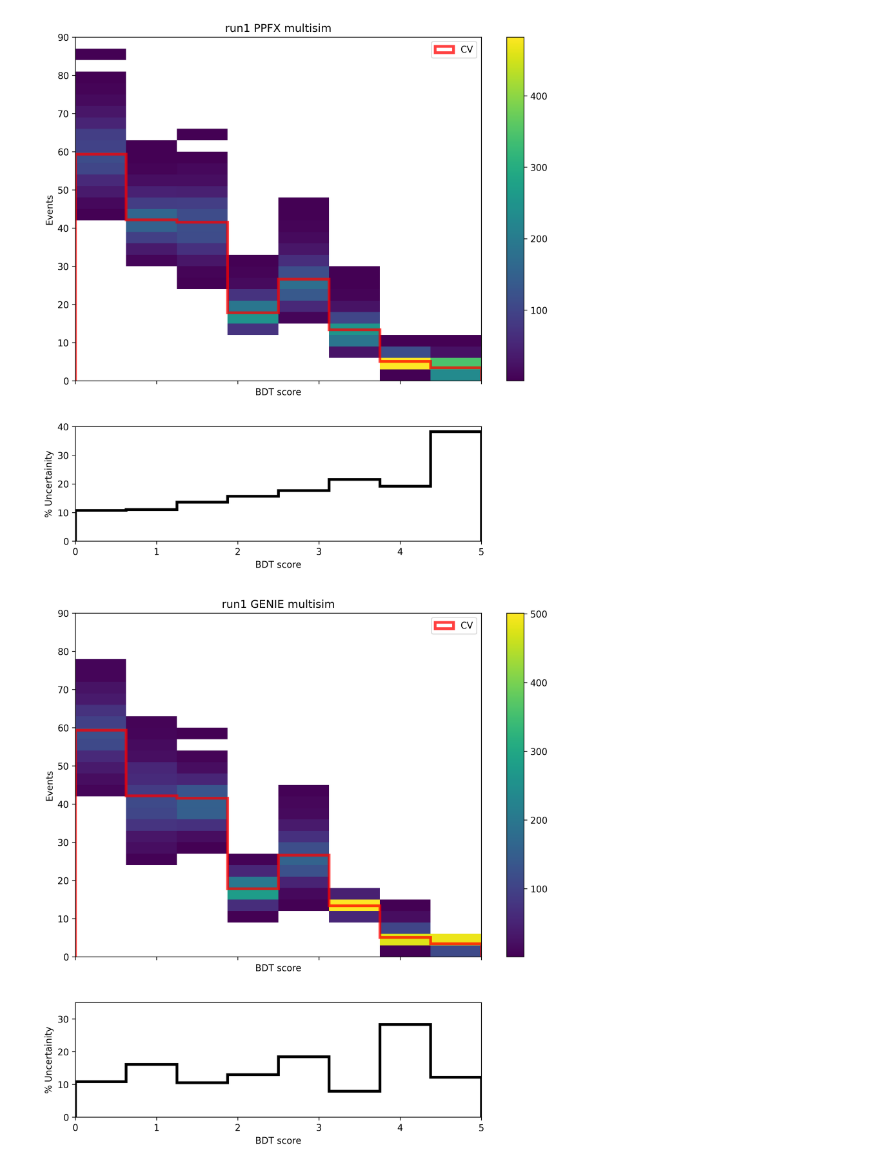
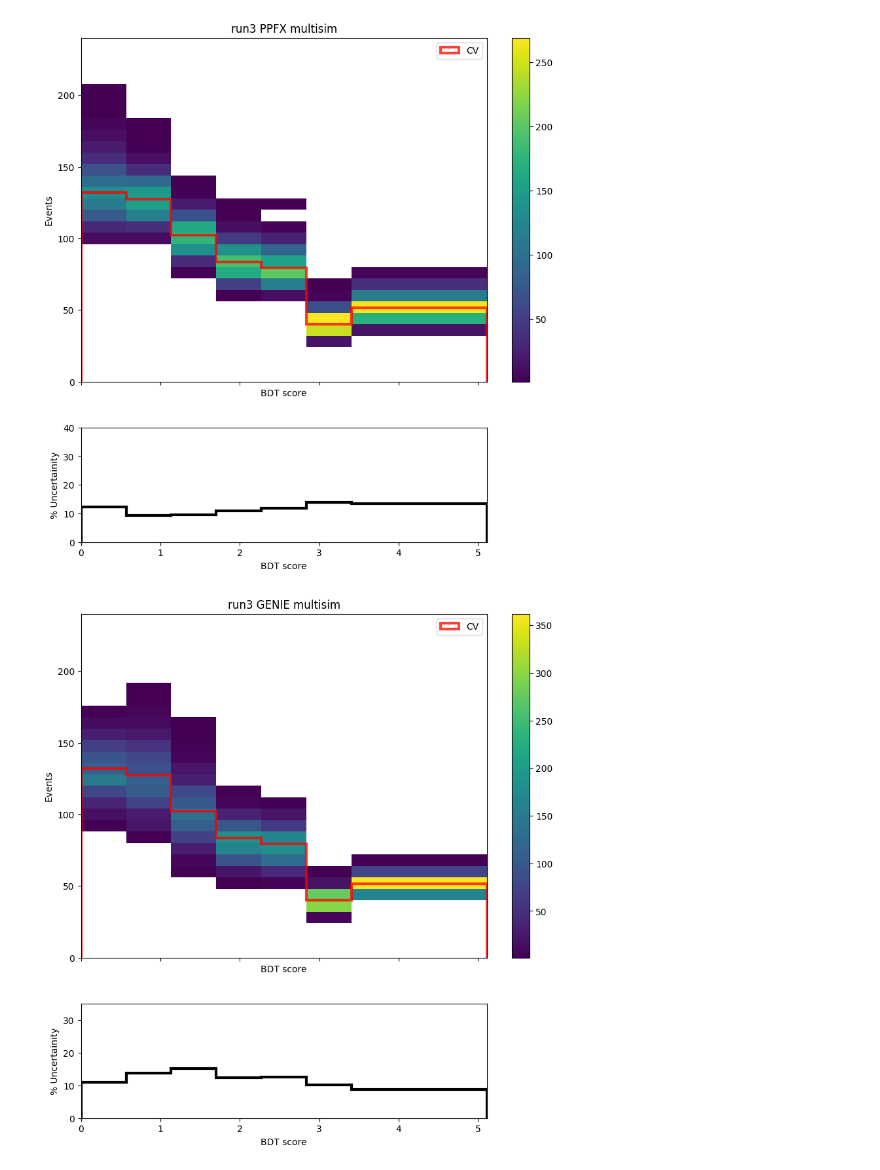
Before and after one commit to OrangeSum425/BDT_score, a Jupyter notebook: script/bdt_multisim_reweight_V2.ipynb, the cells around one changed output. Cells and saved outputs as stored; diff of their text form; code cells hidden in the pictures.

```diff
--- a/script/bdt_multisim_reweight_V2.ipynb
+++ b/script/bdt_multisim_reweight_V2.ipynb
@@ -7,7 +7,7 @@ import pickle
 from df_utils import *
 # %%
 # Just change this parameter to get the plots for each run
-run = "run1"
+run = "run3"
 
 # Change to  your own paths accordingly
 
@@ -39,25 +39,30 @@ y_up = 0.
 
 if(run=='run1'):
     y_up = 90.
+    binning=[0., 0.55053561, 1.10107123, 1.65160684, 2.20214245, 2.75267806, 3.30321368, 4.95482051]
 else:
     y_up = 240.
+    binning=[0.0, 0.5677753041587242, 1.1355506083174485, 1.7033259124761728, 2.271101216634897, 2.838876520793621, 3.4066518249523456, 5.109977737428518]
 
-multisim_range = np.array(([(0., 5), (0., y_up)]))
+multisim_range = np.array(([(0., binning[-1]), (0., y_up)]))
 
 
-xy_binning = (n_x_bins, n_y_bins)
-x_binning = np.linspace(0.,5.,n_x_bins + 1)
+xy_binning = (binning, n_y_bins)
+x_binning = binning
 
 cmin_treshold = 1e-10
 
 # This is in case we need to add the POT scaling
 Norm = 1.0
+
+# List to store error histograms
+
+error_hists = []
 # %%
-
 NUniverses = 600
 
-n_tot = np.empty([NUniverses,n_x_bins])
-n_cv_tot = np.empty([n_x_bins])
+n_tot = np.empty([NUniverses,len(binning) -1])
+n_cv_tot = np.empty([len(binning) - 1])
 n_tot.fill(0)
 n_cv_tot.fill(0)
 
@@ -66,7 +71,7 @@ spline_fix_var = df["weight"]*Norm
 
 
 
-fig,ax = plt.subplots(nrows=2, ncols=1, sharex=True, gridspec_kw={'height_ratios': [3, 1]}, figsize=[10,10],dpi=300)
+fig,ax = plt.subplots(nrows=2, ncols=1, sharex=True, gridspec_kw={'height_ratios': [3, 1]}, figsize=[10,10])
 plt.sca(ax[0])
 plt.xlabel('BDT score')
 plt.ylabel(r'Events')
@@ -106,47 +111,48 @@ for n in n_tot:
     for i in range(len(counts_std)):
         for j in range(len(counts_std)):
             cov[i][j] += (n[i] - n_cv_tot[i])*(n[j] - n_cv_tot[j])
 
 cov /= NUniverses
 
 
 x=np.array(x)
 ana_x=x.flatten()
 ana_x=ana_x.tolist()
 y=np.array(y)
 ana_y=y.flatten()
 ana_y=ana_y.tolist()
 plt.hist2d(ana_x,ana_y,bins=xy_binning, range=multisim_range, cmin=cmin_treshold)
 plt.hist(bins_std[:-1], bins_std, weights=counts_std, alpha=0.75, histtype='step',label='CV',color='r',lw=3)
 cb = plt.colorbar()
-plt.xlim(0.,5)
+plt.xlim(0.,binning[-1])
 plt.ylim(0.,y_up)
 plt.legend()
 
 plt.sca(ax[1])
 pos = ax[0].get_position()
 pos2 = ax[1].get_position()
 ax[1].set_position([pos.x0,pos2.y0,pos.width,pos2.height])
 
 plt.hist(bins_std[:-1],bins_std,weights=np.sqrt(np.diag(cov))/n_cv_tot*100, color = "black", histtype="step",lw=3,linestyle="-")
+error_hists.append((bins_std,np.sqrt(np.diag(cov))/n_cv_tot*100))
 plt.ylabel("% Uncertainity")
 plt.xlabel("BDT score")
 plt.ylim(0,40)
-plt.xlim(0.,5.)
+plt.xlim(0.,binning[-1])
 plt.savefig(fig_dir + run + "_PPFX_uncertainty.png")
 # %% [output]
-[figure, old version]
+[figure, new version]
 # %%
 NUniverses = 600
 
-n_tot = np.empty([NUniverses,n_x_bins])
-n_cv_tot = np.empty([n_x_bins])
+n_tot = np.empty([NUniverses,len(binning)-1])
+n_cv_tot = np.empty([len(binning) -1])
 n_tot.fill(0)
 n_cv_tot.fill(0)
 
 
 
-fig,ax = plt.subplots(nrows=2, ncols=1, sharex=True, gridspec_kw={'height_ratios': [3, 1]}, figsize=[10,10],dpi=300)
+fig,ax = plt.subplots(nrows=2, ncols=1, sharex=True, gridspec_kw={'height_ratios': [3, 1]}, figsize=[10,10])
 plt.sca(ax[0])
 plt.xlabel('BDT score')
 plt.ylabel(r'Events')
@@ -199,7 +205,7 @@ ana_y=ana_y.tolist()
 plt.hist2d(ana_x,ana_y,bins=xy_binning,range=multisim_range,cmin=cmin_treshold)
 plt.hist(bins_std[:-1], bins_std, weights=counts_std ,alpha=0.75, histtype='step',label='CV',color='r',lw=3)
 cb = plt.colorbar()
-plt.xlim(0.,5)
+plt.xlim(0.,binning[-1])
 plt.ylim(0.,y_up)
 plt.legend()
 
@@ -207,15 +213,15 @@ plt.sca(ax[1])
 pos = ax[0].get_position()
 pos2 = ax[1].get_position()
 ax[1].set_position([pos.x0,pos2.y0,pos.width,pos2.height])
-
 plt.hist(bins_std[:-1],bins_std,weights=np.sqrt(np.diag(cov))/n_cv_tot*100, color = "black", histtype="step",lw=3,linestyle="-")
+error_hists.append((bins_std,np.sqrt(np.diag(cov))/n_cv_tot*100))
 plt.ylabel("% Uncertainity")
 plt.xlabel("BDT score")
 plt.ylim(0,35.)
-plt.xlim(0.,5.)
+plt.xlim(0.,binning[-1])
 plt.savefig(fig_dir + run + "_GENIE_uncertainty.png")
 # %% [output]
-[figure, old version]
+[figure, new version]
 # %%
 NUniverses = 1000
 
```
Also changed, not shown: parts of 2 cells of this notebook, 3 other files.
